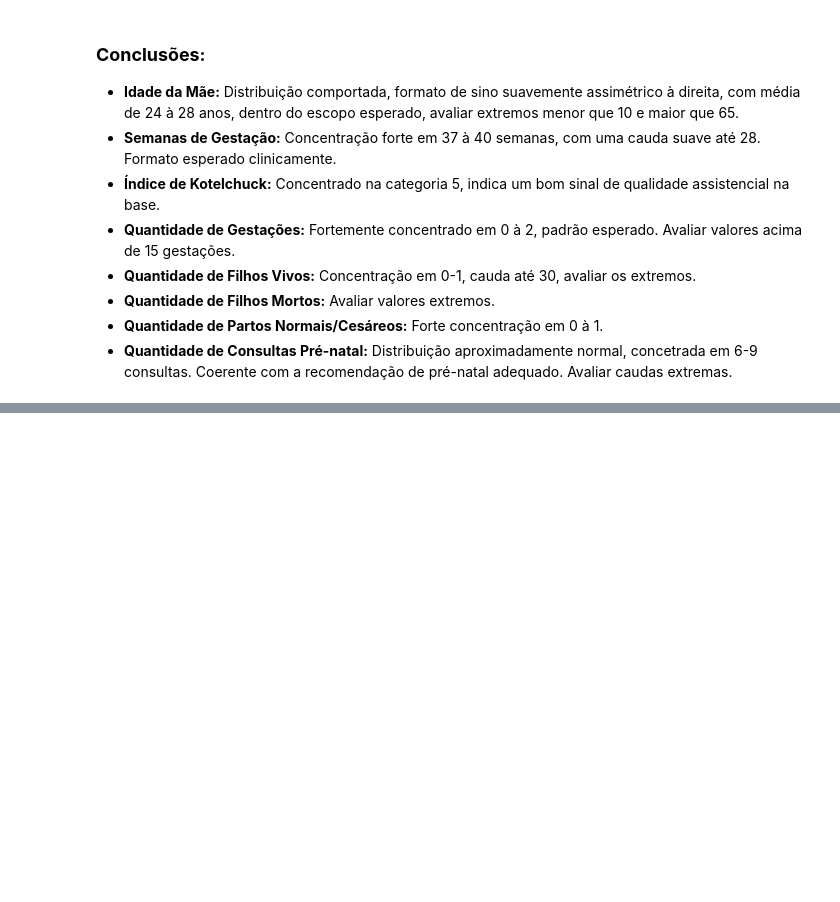
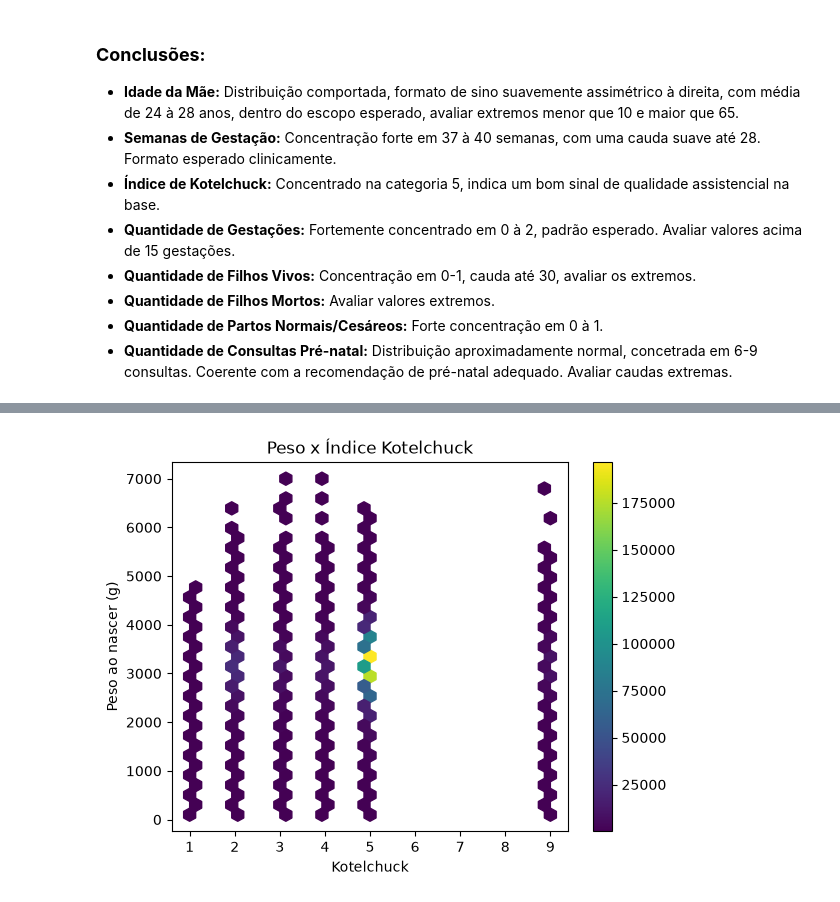
Before and after one commit to luizv55/SINASC-BirthWeight, a Jupyter notebook: main.ipynb, the cells around one changed output, grey strips where cells are left out. Saved outputs shown, nothing was run; the diff lists cells and outputs as text; code cells hidden in the pictures; blank space fills up the shorter version.

```diff
--- a/main.ipynb
+++ b/main.ipynb
@@ -335,0 +386,9 @@ plt.show()
+# %%
+plt.hexbin(df['KOTELCHUCK'], df['PESO'], gridsize=30, cmap='viridis', mincnt=1)
+plt.colorbar()
+plt.xlabel('Kotelchuck')
+plt.ylabel('Peso ao nascer (g)')
+plt.title('Peso x Índice Kotelchuck')
+plt.show()
+# %% [output]
+[figure, added]
```
Also changed, not shown: parts of 8 cells of this notebook.
